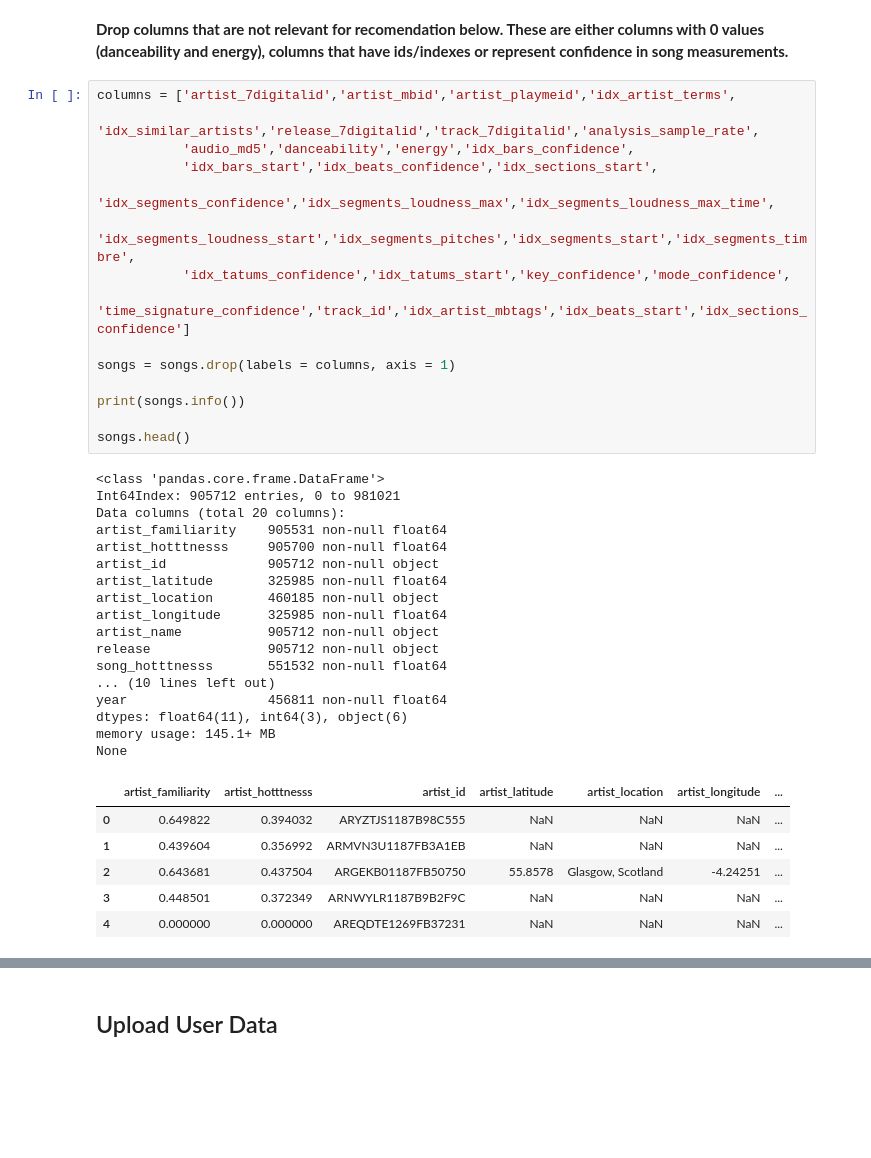
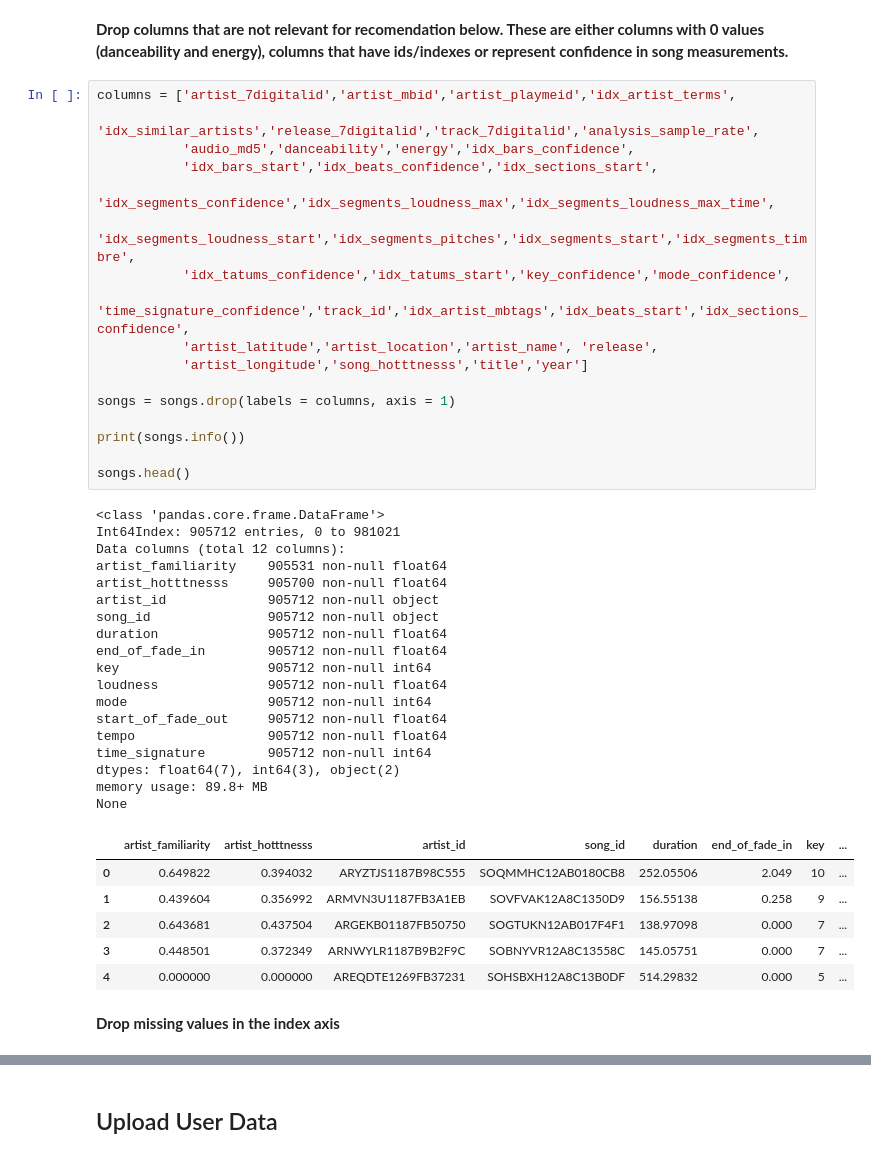
Before and after one commit to IvetteMTapia/Capstone1_Songs-Recommender_System, a Jupyter notebook: Recommender System.ipynb, the cells around one changed output, grey strips where cells are left out. Cells and saved outputs as stored; diff of their text form; blank space fills up the shorter version.

```diff
--- a/Recommender System.ipynb
+++ b/Recommender System.ipynb
@@ -22,39 +23,44 @@ songs = pd.read_csv(songs_path, na_values = 'NaN', index_col = 0)
 # %%
 columns = ['artist_7digitalid','artist_mbid','artist_playmeid','idx_artist_terms',
            'idx_similar_artists','release_7digitalid','track_7digitalid','analysis_sample_rate',
            'audio_md5','danceability','energy','idx_bars_confidence',
            'idx_bars_start','idx_beats_confidence','idx_sections_start',
            'idx_segments_confidence','idx_segments_loudness_max','idx_segments_loudness_max_time',
            'idx_segments_loudness_start','idx_segments_pitches','idx_segments_start','idx_segments_timbre',
            'idx_tatums_confidence','idx_tatums_start','key_confidence','mode_confidence',
-           'time_signature_confidence','track_id','idx_artist_mbtags','idx_beats_start','idx_sections_confidence']
+           'time_signature_confidence','track_id','idx_artist_mbtags','idx_beats_start','idx_sections_confidence',
+           'artist_latitude','artist_location','artist_name', 'release',
+           'artist_longitude','song_hotttnesss','title','year']
 
 songs = songs.drop(labels = columns, axis = 1)
 
 print(songs.info())
 
 songs.head()
 # %% [output]
 <class 'pandas.core.frame.DataFrame'>
 Int64Index: 905712 entries, 0 to 981021
-Data columns (total 20 columns):
+Data columns (total 12 columns):
 artist_familiarity    905531 non-null float64
 artist_hotttnesss     905700 non-null float64
 artist_id             905712 non-null object
-artist_latitude       325985 non-null float64
-artist_location       460185 non-null object
-artist_longitude      325985 non-null float64
-artist_name           905712 non-null object
-release               905712 non-null object
-song_hotttnesss       551532 non-null float64
-... (10 lines left out)
-year                  456811 non-null float64
-dtypes: float64(11), int64(3), object(6)
-memory usage: 145.1+ MB
+song_id               905712 non-null object
+duration              905712 non-null float64
+end_of_fade_in        905712 non-null float64
+key                   905712 non-null int64
+loudness              905712 non-null float64
+mode                  905712 non-null int64
+start_of_fade_out     905712 non-null float64
+tempo                 905712 non-null float64
+time_signature        905712 non-null int64
+dtypes: float64(7), int64(3), object(2)
+memory usage: 89.8+ MB
 None
-|  | artist_familiarity | artist_hotttnesss | artist_id | artist_latitude | artist_location | artist_longitude | ... |
-| 0 | 0.649822 | 0.394032 | ARYZTJS1187B98C555 | NaN | NaN | NaN | ... |
-| 1 | 0.439604 | 0.356992 | ARMVN3U1187FB3A1EB | NaN | NaN | NaN | ... |
-| 2 | 0.643681 | 0.437504 | ARGEKB01187FB50750 | 55.8578 | Glasgow, Scotland | -4.24251 | ... |
-| 3 | 0.448501 | 0.372349 | ARNWYLR1187B9B2F9C | NaN | NaN | NaN | ... |
-| 4 | 0.000000 | 0.000000 | AREQDTE1269FB37231 | NaN | NaN | NaN | ... |
+|  | artist_familiarity | artist_hotttnesss | artist_id | song_id | duration | end_of_fade_in | key | ... |
+| 0 | 0.649822 | 0.394032 | ARYZTJS1187B98C555 | SOQMMHC12AB0180CB8 | 252.05506 | 2.049 | 10 | ... |
+| 1 | 0.439604 | 0.356992 | ARMVN3U1187FB3A1EB | SOVFVAK12A8C1350D9 | 156.55138 | 0.258 | 9 | ... |
+| 2 | 0.643681 | 0.437504 | ARGEKB01187FB50750 | SOGTUKN12AB017F4F1 | 138.97098 | 0.000 | 7 | ... |
+| 3 | 0.448501 | 0.372349 | ARNWYLR1187B9B2F9C | SOBNYVR12A8C13558C | 145.05751 | 0.000 | 7 | ... |
+| 4 | 0.000000 | 0.000000 | AREQDTE1269FB37231 | SOHSBXH12A8C13B0DF | 514.29832 | 0.000 | 5 | ... |
+# %% [markdown]
+**Drop missing values in the index axis**
```
Also changed, not shown: parts of 34 cells of this notebook.
